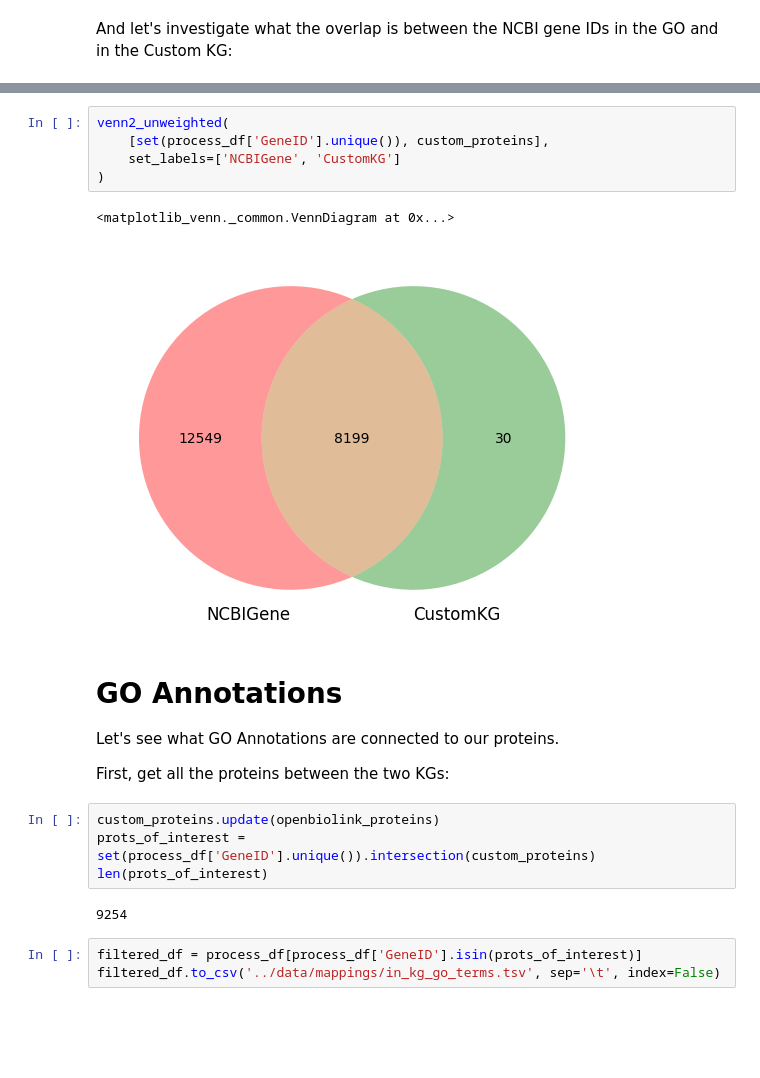
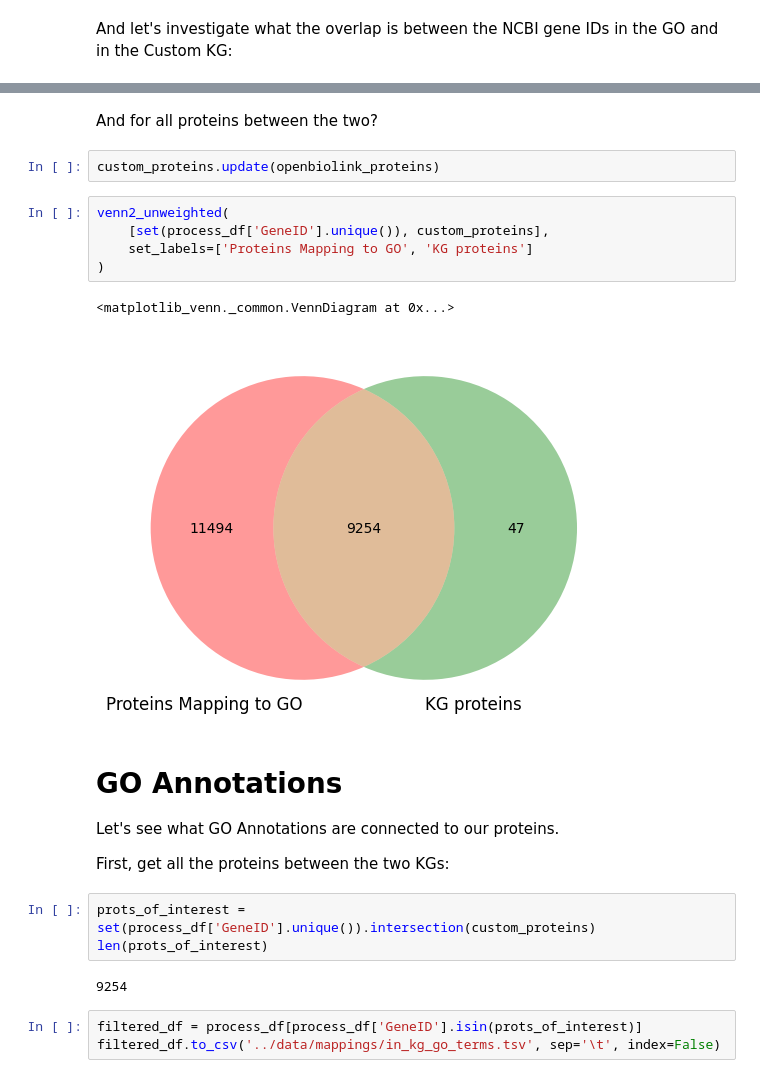
Before and after one commit to laurendelong21/MoA-Net, a Jupyter notebook: notebooks/enrichment.ipynb, the cells around one changed output, grey strips where cells are left out. Saved outputs shown, nothing was run; the diff lists cells and outputs as text; blank space fills up the shorter version.

```diff
--- a/notebooks/enrichment.ipynb
+++ b/notebooks/enrichment.ipynb
@@ -113,11 +121,15 @@ And let's investigate what the overlap is between the NCBI gene IDs in the GO an
+# %% [markdown]
+And for all proteins between the two?
+# %%
+custom_proteins.update(openbiolink_proteins)
 # %%
 venn2_unweighted(
     [set(process_df['GeneID'].unique()), custom_proteins],
-    set_labels=['NCBIGene', 'CustomKG']
+    set_labels=['Proteins Mapping to GO', 'KG proteins']
 )
 # %% [output]
 <matplotlib_venn._common.VennDiagram at 0x...>
-[figure, old version]
+[figure, new version]
 # %% [markdown]
 # GO Annotations
 
@@ -125,7 +137,6 @@ Let's see what GO Annotations are connected to our proteins.
 
 First, get all the proteins between the two KGs:
 # %%
-custom_proteins.update(openbiolink_proteins)
 prots_of_interest = set(process_df['GeneID'].unique()).intersection(custom_proteins)
 len(prots_of_interest)
 # %% [output]
```
Also changed, not shown: parts of 32 cells of this notebook.
